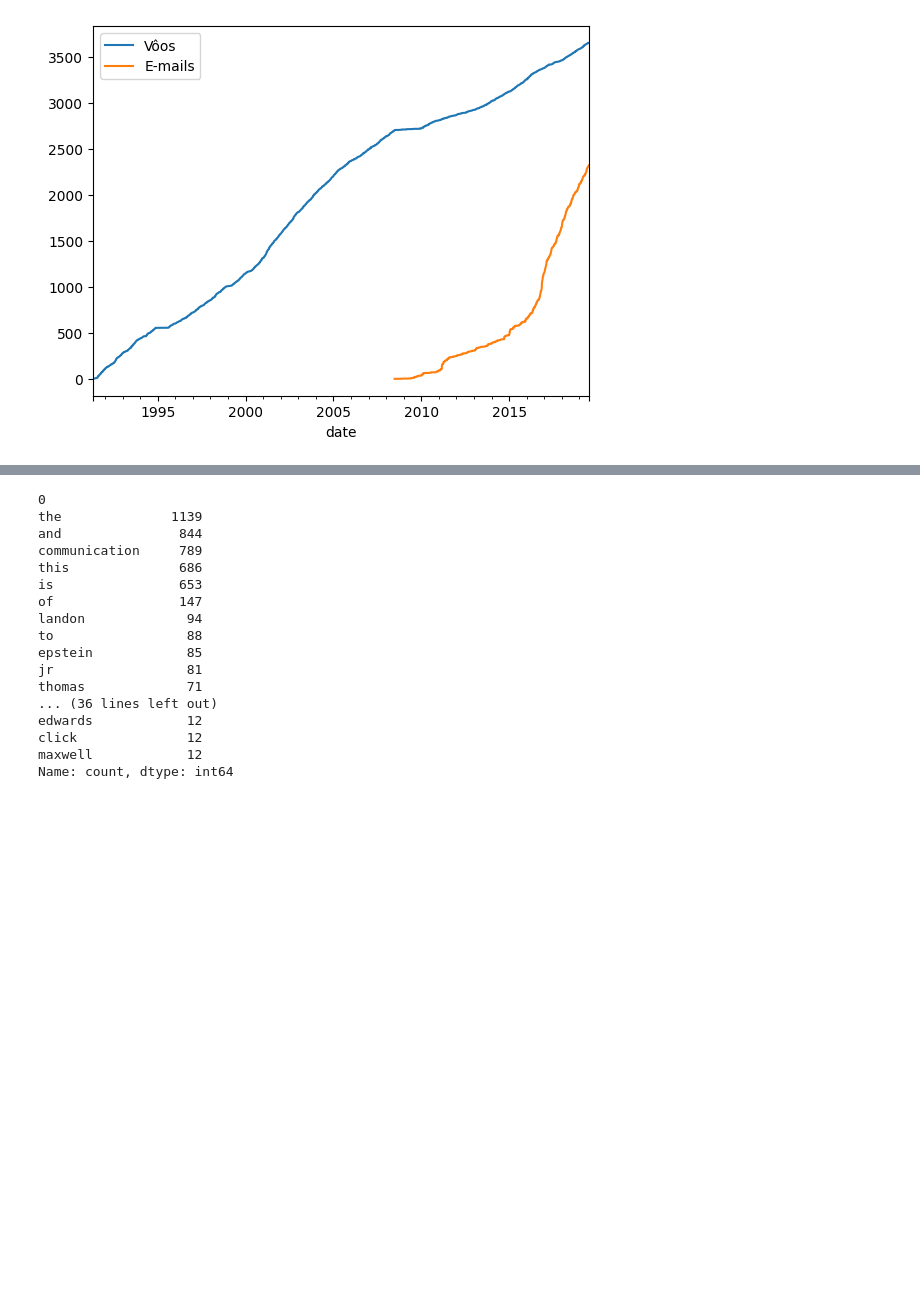
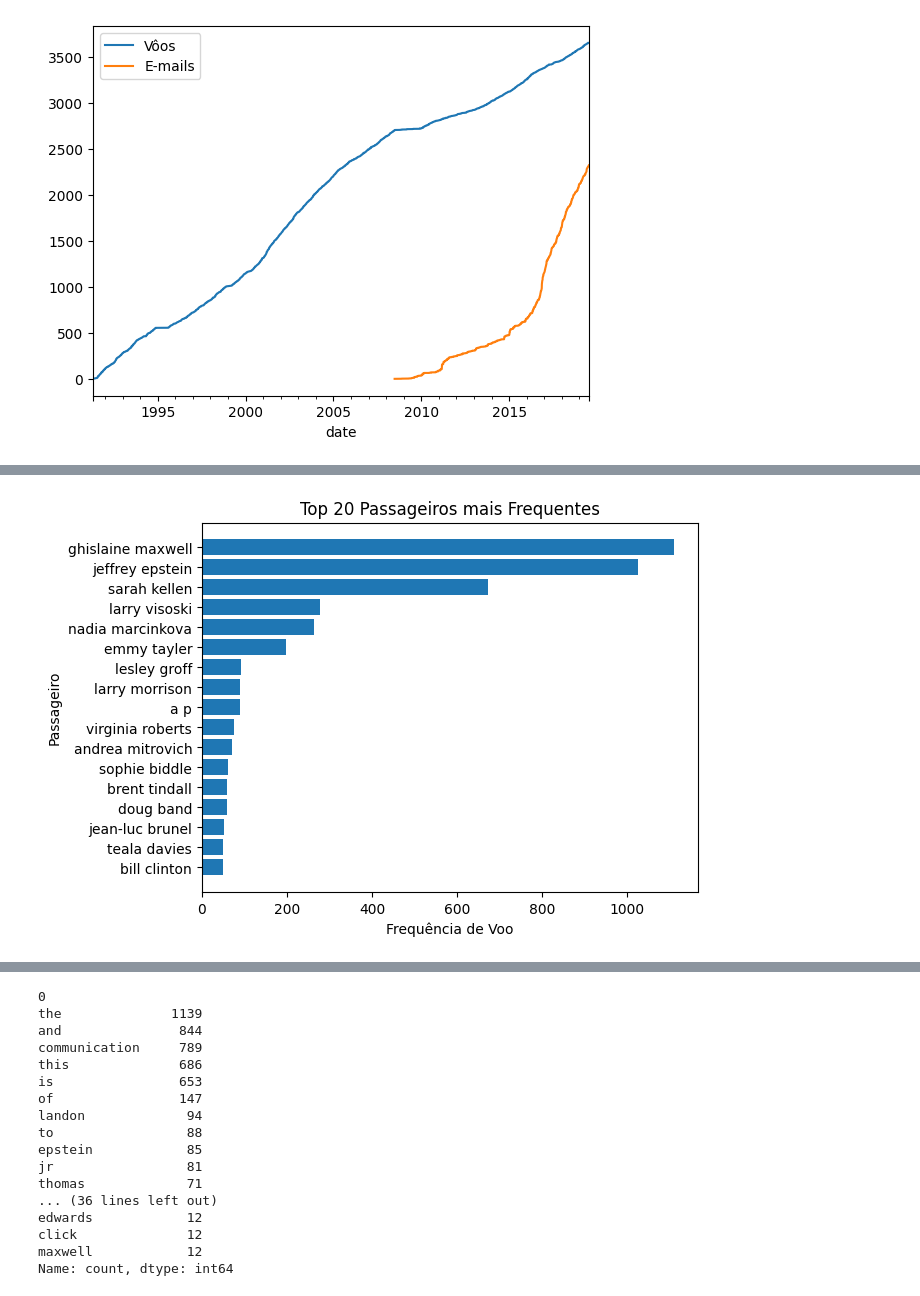
Before and after one commit to GDSMN/mineracao_arquivos_epstein_2026, a Jupyter notebook: exploracao.ipynb, the cells around one changed output, grey strips where cells are left out. Drawn from its saved outputs; the diff is of its cells as text; code cells hidden in the pictures; blank space fills up the shorter version.

```diff
--- a/exploracao.ipynb
+++ b/exploracao.ipynb
@@ -62,0 +145,18 @@ people
+# %%
+mentioned_names = (
+    people[['name', 'flight_frequency']]
+    .sort_values(by='flight_frequency', ascending=False)
+    .reset_index(drop=True).head(20)
+)
+
+plt.figure()
+plt.barh(mentioned_names['name'], mentioned_names['flight_frequency'])
+plt.gca().invert_yaxis()
+
+plt.xlabel("Frequência de Voo")
+plt.ylabel("Passageiro")
+plt.title("Top 20 Passageiros mais Frequentes")
+
+plt.show()
+# %% [output]
+[figure, added]
```
Also changed, not shown: parts of 35 cells of this notebook.
